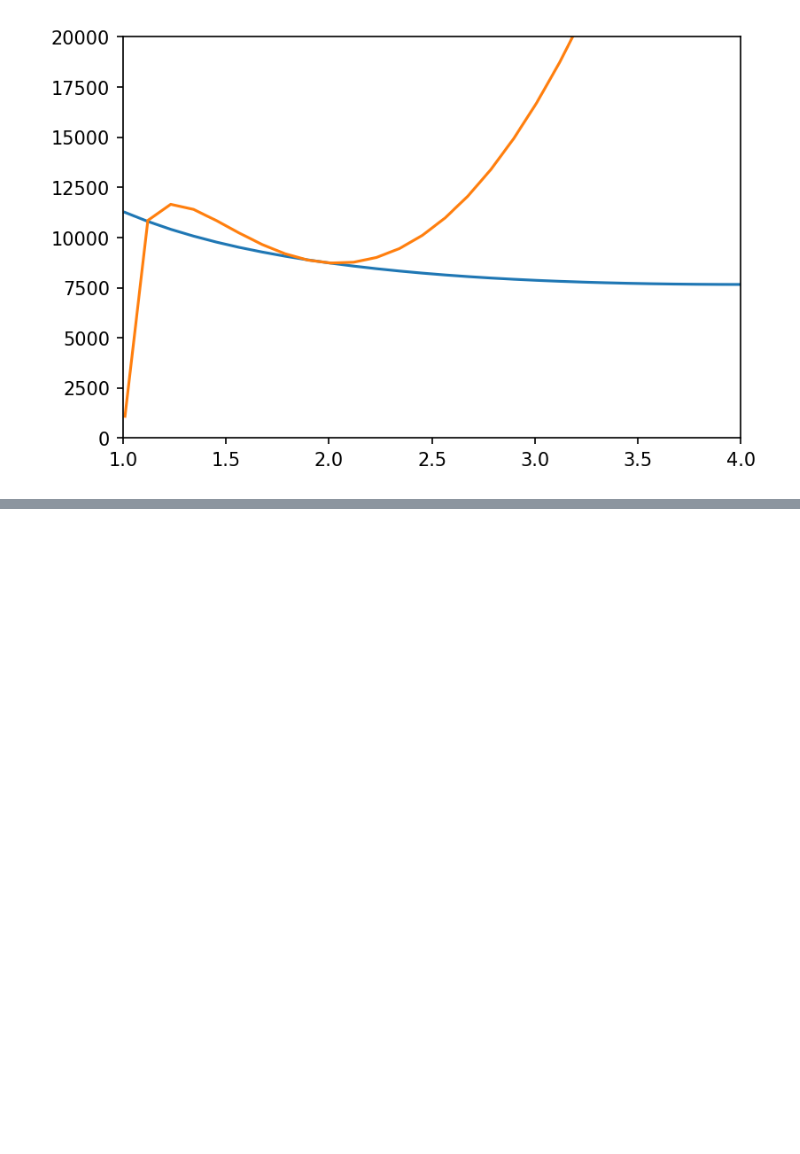
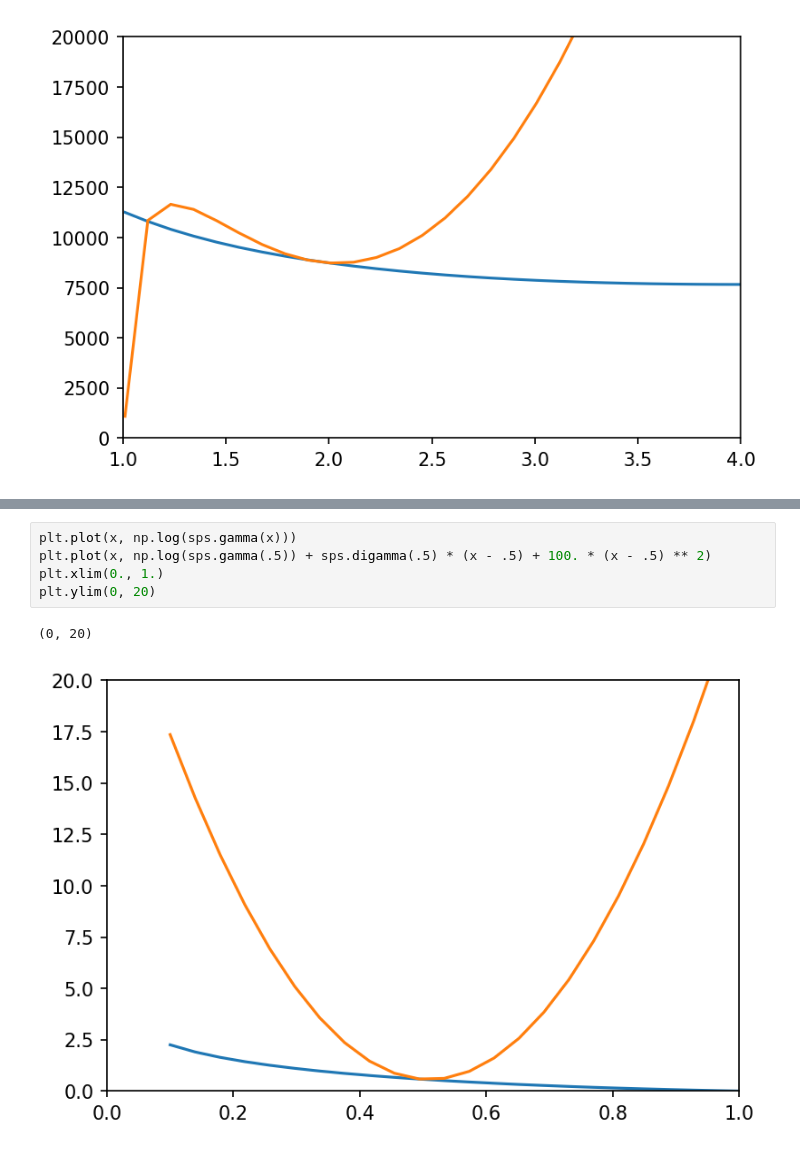
Before and after one commit to mirca/acceptance-rejection, a Jupyter notebook: examples/Untitled1.ipynb, the cells around one changed output, grey strips where cells are left out. Saved outputs shown, nothing was run; the diff lists cells and outputs as text; blank space fills up the shorter version.

```diff
--- a/examples/Untitled1.ipynb
+++ b/examples/Untitled1.ipynb
@@ -41,0 +50,8 @@ plt.ylim(0, 20000)
+# %%
+plt.plot(x, np.log(sps.gamma(x)))
+plt.plot(x, np.log(sps.gamma(.5)) + sps.digamma(.5) * (x - .5) + 100. * (x - .5) ** 2)
+plt.xlim(0., 1.)
+plt.ylim(0, 20)
+# %% [output]
+(0, 20)
+[figure, added]
```
Also changed, not shown: parts of 4 cells of this notebook, 3 other files.
